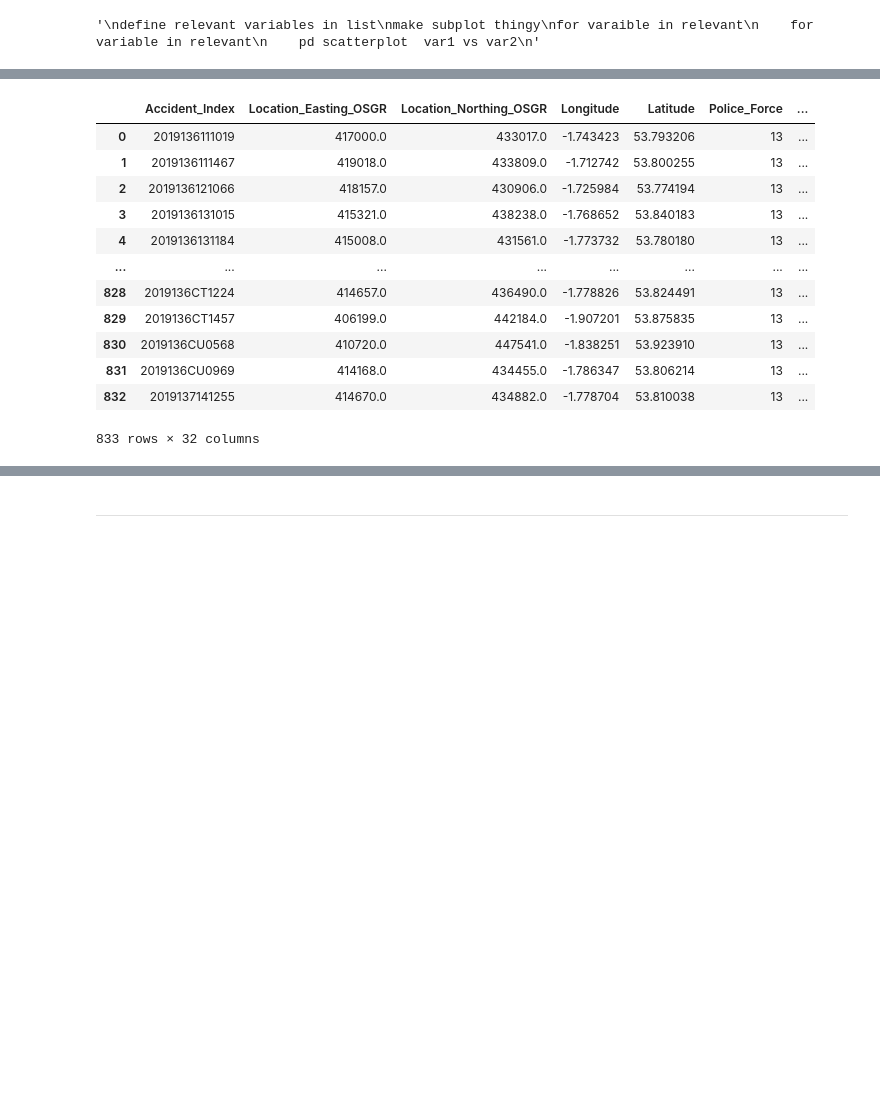
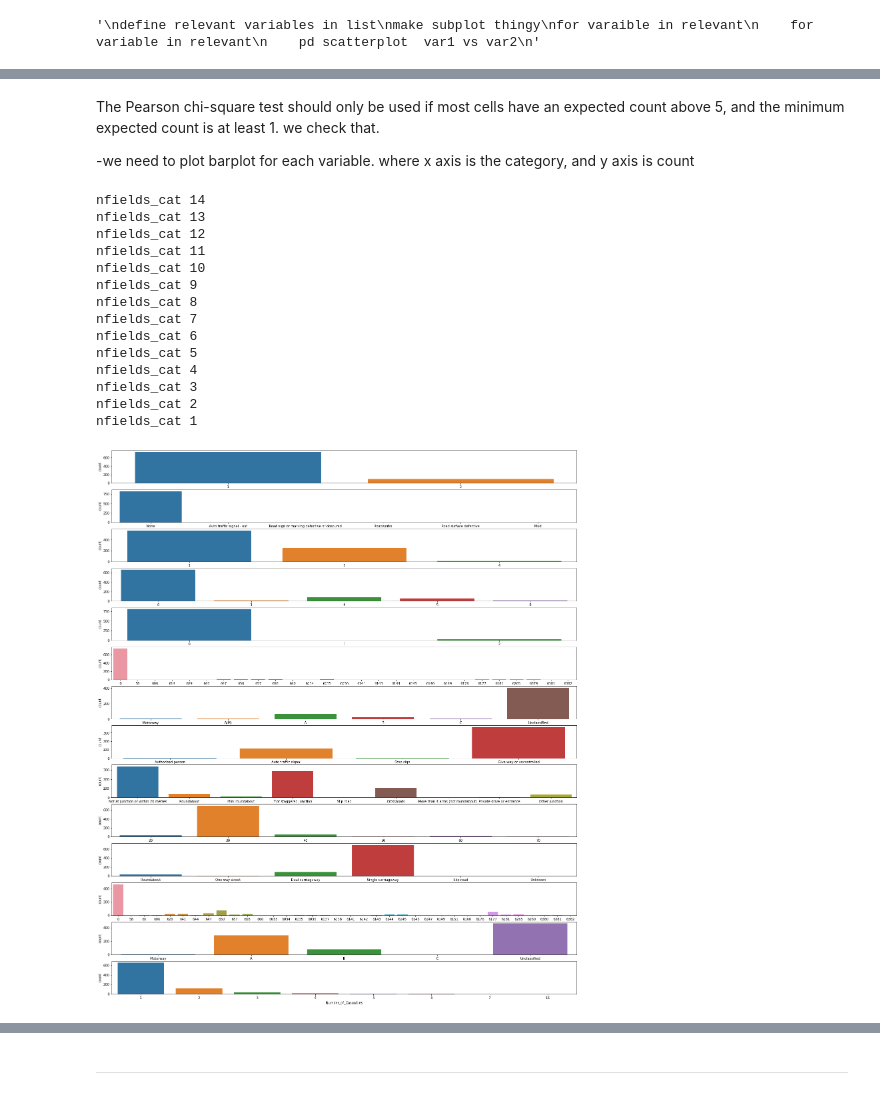
Before and after one commit to mszell/fyp2021p01lectures, a Jupyter notebook: notebooks/fyp2021p01lectures_draft.ipynb, the cells around one changed output, grey strips where cells are left out. Cells and saved outputs as stored; diff of their text form; code cells hidden in the pictures; blank space fills up the shorter version.

```diff
--- a/notebooks/fyp2021p01lectures_draft.ipynb
+++ b/notebooks/fyp2021p01lectures_draft.ipynb
@@ -717,7 +718,10 @@ fig.set_xticklabels(VAR_LOOKUP['Accident Severity']['label'])
 Accident Severity vs Special_Conditions_at_Site
 # %%
 def get_unique_label_var_lookup(dataset=None, colname=None):
-    '''
+    '''Returns a DataFrame with only the labels needed to set xticklabels
+    When settting xticklabels, we often have more labels in FLD_LOOKUP than present in our dataset.
+    in a way, this function creates a copy of FLD_LOOKUP with only the labels used in our data (bradford)
+
     :param dataset: A Pandas DataFrame, eg DATA['accident']
     :param column: Column name as string, with underscores
     '''
@@ -726,18 +730,17 @@ def get_unique_label_var_lookup(dataset=None, colname=None):
     # used_label_codes = pd.unique(DATA['accident']['Special_Conditions_at_Site'])
     used_label_codes = pd.unique(dataset[colname])
 
-    # replace underscores with spaces so VAR_LOOKUP works
-    colname = colname.replace("_", " ")
-
     # Save all labels for this column.
-    all_labels = VAR_LOOKUP[colname]
+    all_labels = FLD_LOOKUP[colname]
 
     # set default values of the relevant labels we want to keep
-    unique_label_var_lookup = VAR_LOOKUP[colname]
+    unique_label_var_lookup = all_labels
 
-    for i, label_code in enumerate(all_labels['code']):
+    # loop through all label codes (they are set as the index)
+    for label_code in all_labels.index:
         if label_code not in used_label_codes:
-            unique_label_var_lookup.drop(i, inplace=True)
+            # if the label is not used
+            unique_label_var_lookup.drop(index=label_code, inplace=True)
 
     return unique_label_var_lookup
 # %%
@@ -900,16 +870,44 @@ for row in rows:
-# %%
-DATA['accident']
-# %% [output]
-|  | Accident_Index | Location_Easting_OSGR | Location_Northing_OSGR | Longitude | Latitude | Police_Force | ... |
-| 0 | 2019136111019 | 417000.0 | 433017.0 | -1.743423 | 53.793206 | 13 | ... |
-| 1 | 2019136111467 | 419018.0 | 433809.0 | -1.712742 | 53.800255 | 13 | ... |
-| 2 | 2019136121066 | 418157.0 | 430906.0 | -1.725984 | 53.774194 | 13 | ... |
-| 3 | 2019136131015 | 415321.0 | 438238.0 | -1.768652 | 53.840183 | 13 | ... |
-| 4 | 2019136131184 | 415008.0 | 431561.0 | -1.773732 | 53.780180 | 13 | ... |
-| ... | ... | ... | ... | ... | ... | ... | ... |
-| 828 | 2019136CT1224 | 414657.0 | 436490.0 | -1.778826 | 53.824491 | 13 | ... |
-| 829 | 2019136CT1457 | 406199.0 | 442184.0 | -1.907201 | 53.875835 | 13 | ... |
-| 830 | 2019136CU0568 | 410720.0 | 447541.0 | -1.838251 | 53.923910 | 13 | ... |
-| 831 | 2019136CU0969 | 414168.0 | 434455.0 | -1.786347 | 53.806214 | 13 | ... |
-| 832 | 2019137141255 | 414670.0 | 434882.0 | -1.778704 | 53.810038 | 13 | ... |
-833 rows × 32 columns
+# %% [markdown]
+The Pearson chi-square test should only be used if most cells have an expected count above 5, and the minimum expected count is at least 1. we check that.
+
+-we need to plot barplot for each variable. where x axis is the category, and y axis is count
+# %%
+nfields_cat = len(rvl_fields_cat)-1
+figs, axs = plt.pyplot.subplots(nrows=nfields_cat, ncols=1, figsize=(25, 30))
+
+figrows = range(0, nfields_cat) #range(nfields_cat), range(nfields_cat)
+col = 0
+
+for row in figrows:
+    print("nfields_cat",nfields_cat)
+    field_x = rvl_fields_cat[nfields_cat]
+
+    # get the next categorical field in the list
+    nfields_cat -= 1
+
+    sns.countplot(x=field_x, data=DATA['accident'], ax=axs[row])
+
+
+    try:
+        axs[row].set_xlabel(field_x)
+        x_ticks = get_unique_label_var_lookup(dataset=DATA['accident'], colname=field_x)
+        axs[row].set_xticklabels(x_ticks.label)
+
+    except KeyError:
+        axs[row].set_xlabel(field_x)
+# %% [output]
+nfields_cat 14
+nfields_cat 13
+nfields_cat 12
+nfields_cat 11
+nfields_cat 10
+nfields_cat 9
+nfields_cat 8
+nfields_cat 7
+nfields_cat 6
+nfields_cat 5
+nfields_cat 4
+nfields_cat 3
+nfields_cat 2
+nfields_cat 1
+[figure, added]
```
Also changed, not shown: parts of 8 cells of this notebook.
